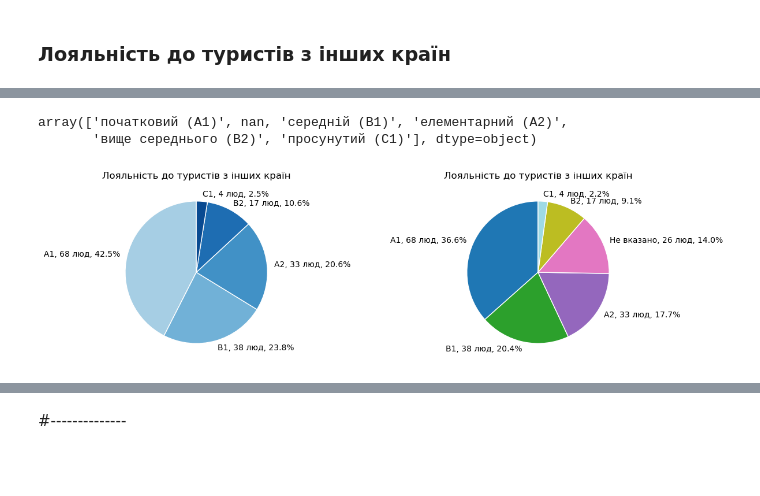
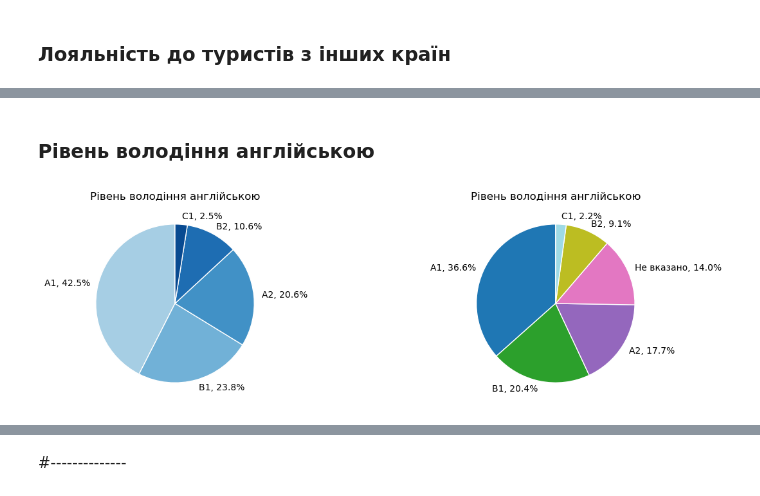
Before and after one commit to kucheriavii/volodymyr-tourism-survey, a Jupyter notebook: create_dataframe.ipynb, the cells around one changed output, grey strips where cells are left out. Cells and saved outputs as stored; diff of their text form; code cells hidden in the pictures; blank space fills up the shorter version.

Commit message:
polish level

```diff
--- a/create_dataframe.ipynb
+++ b/create_dataframe.ipynb
@@ -276,26 +277,22 @@ plt.show()
-# %%
-df_total['english_level'].unique()
-# %% [output]
-array(['початковий (A1)', nan, 'середній (B1)', 'елементарний (A2)',
-       'вище середнього (B2)', 'просунутий (C1)'], dtype=object)
+# %% [markdown]
+### Рівень володіння англійською
 # %%
-df_total
 eng_level = df_total['english_level']
 
 eng_level_dict = {
     'початковий (A1)':'A1',
     'елементарний (A2)':'A2',
     'середній (B1)': 'B1',
     'вище середнього (B2)':'B2',
     'просунутий (C1)': "C1"
 }
 
 eng_level = eng_level.replace(eng_level_dict)
 fig, axes = plt.subplots(1, 2, figsize=(14, 4))
 
-radical(eng_level, show_nan=False, title="Лояльність до туристів з інших країн", ax=axes[0])
-radical(eng_level, show_nan=True, title="Лояльність до туристів з інших країн", ax=axes[1], set_colors=True)
+radical(eng_level, show_nan=False, title="Рівень володіння англійською", ax=axes[0])
+radical(eng_level, show_nan=True, title="Рівень володіння англійською", ax=axes[1], set_colors=True)
 
 plt.show()
 # %% [output]
-[figure, old version]
+[figure, new version]
```
Also changed, not shown: parts of 11 cells of this notebook, 1 other file.
